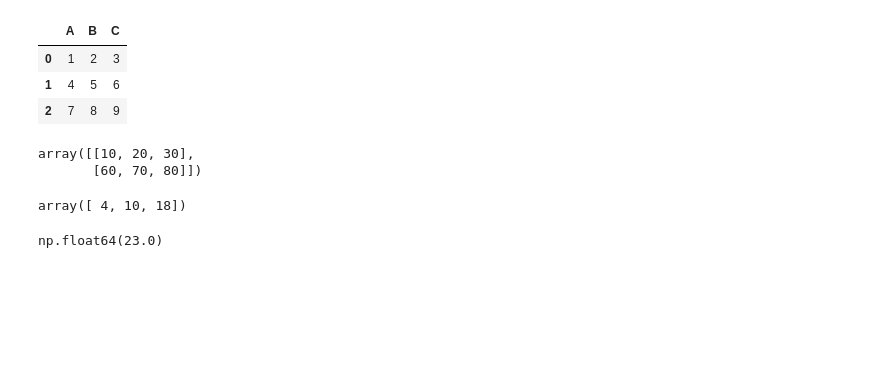
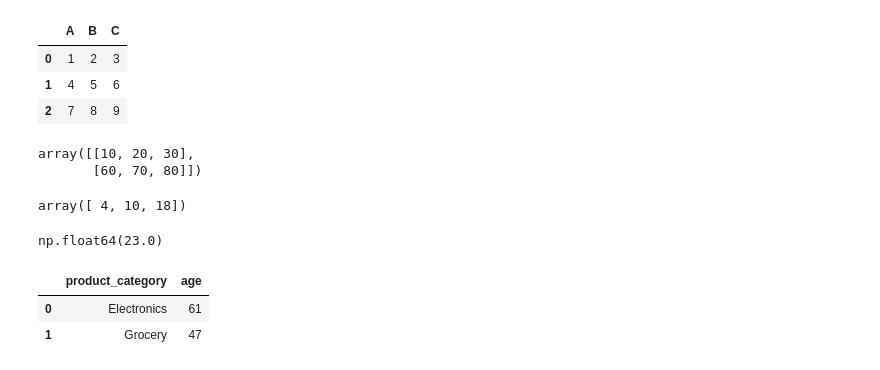
Before and after one commit to rahul8879/data_science_evng, a Jupyter notebook: 02_Data_analysis/01_numpy_introduction.ipynb, the cells around one changed output. Drawn from its saved outputs; the diff is of its cells as text; code cells hidden in the pictures; blank space fills up the shorter version.

```diff
--- a/02_Data_analysis/01_numpy_introduction.ipynb
+++ b/02_Data_analysis/01_numpy_introduction.ipynb
@@ -181,3 +178,19 @@ weighted_sum = np.dot(input_array, weights)
 weighted_sum  # Output: 23.0
 # %% [output]
 np.float64(23.0)
+# %%
+# lets explore all the methods available in numpy array
+
+product_category = np.random.choice(['Electronics', 'Clothing', 'Grocery'], size=1000)
+age             = np.random.randint(18, 65, size=1000)
+
+data = {
+    "product_category": product_category,
+    "age": age
+}
+df = pd.DataFrame(data)
+df.head(2)
+# %% [output]
+|  | product_category | age |
+| 0 | Electronics | 61 |
+| 1 | Grocery | 47 |
```
Also changed, not shown: parts of 7 cells of this notebook.
